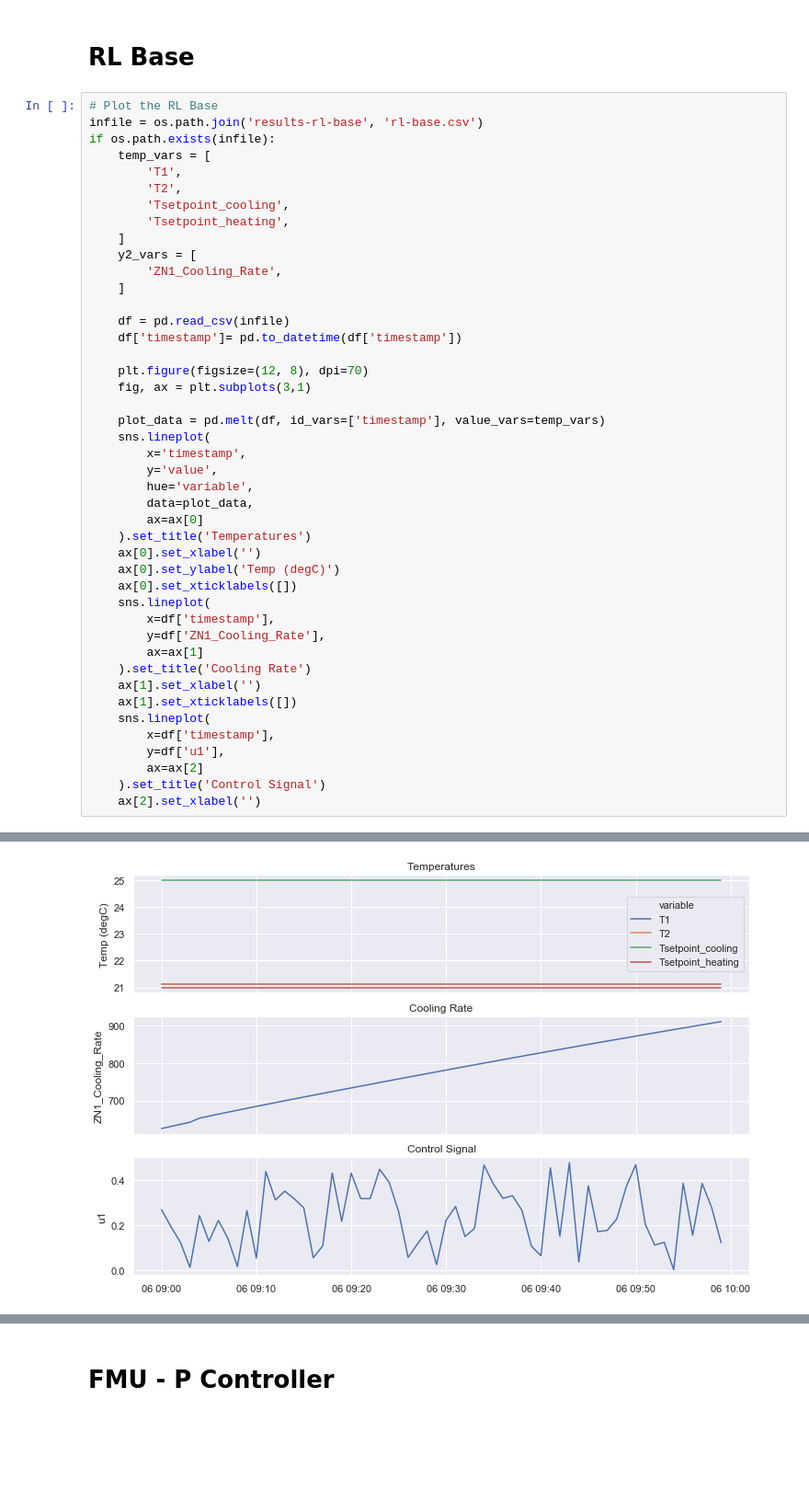
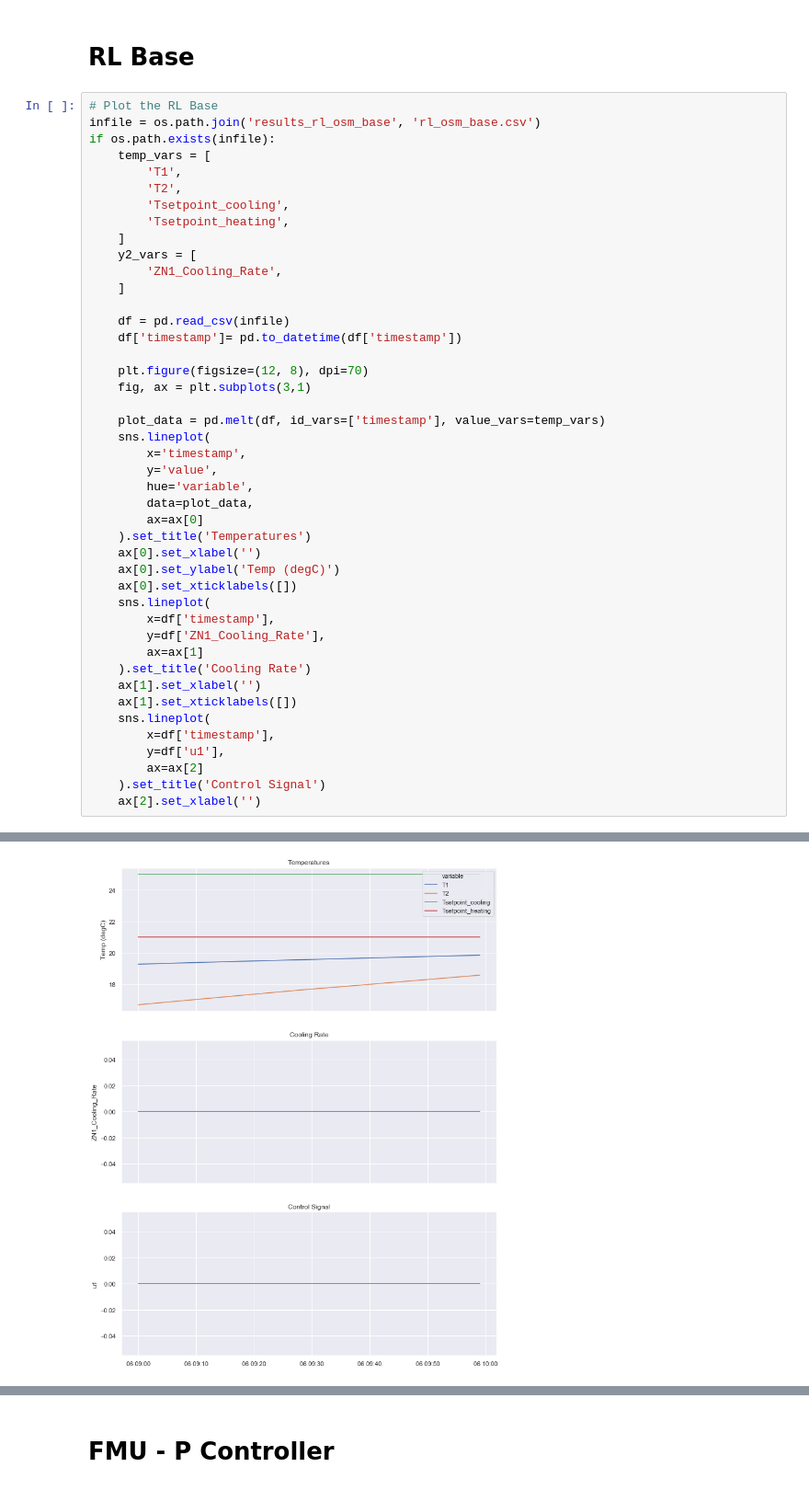
Before and after one commit to nllong/alfalfa-rl-project, a Jupyter notebook: client/rl-example/post-process.ipynb, the cells around one changed output, grey strips where cells are left out. Shown at 92% size. Saved outputs shown, nothing was run; the diff lists cells and outputs as text; blank space fills up the shorter version.

```diff
--- a/client/rl-example/post-process.ipynb
+++ b/client/rl-example/post-process.ipynb
@@ -14,7 +14,7 @@ sns.set(rc={'figure.figsize':(12,16)})
 # RL Base
 # %%
 # Plot the RL Base
-infile = os.path.join('results-rl-base', 'rl-base.csv')
+infile = os.path.join('results_rl_osm_base', 'rl_osm_base.csv')
 if os.path.exists(infile):
     temp_vars = [
         'T1',
@@ -65,4 +61,4 @@ To register the converters:
-[figure, old version]
+[figure, new version]
 # %%
 
 # Plot the RL Base
```
Also changed, not shown: parts of 3 cells of this notebook, 13 other files.
